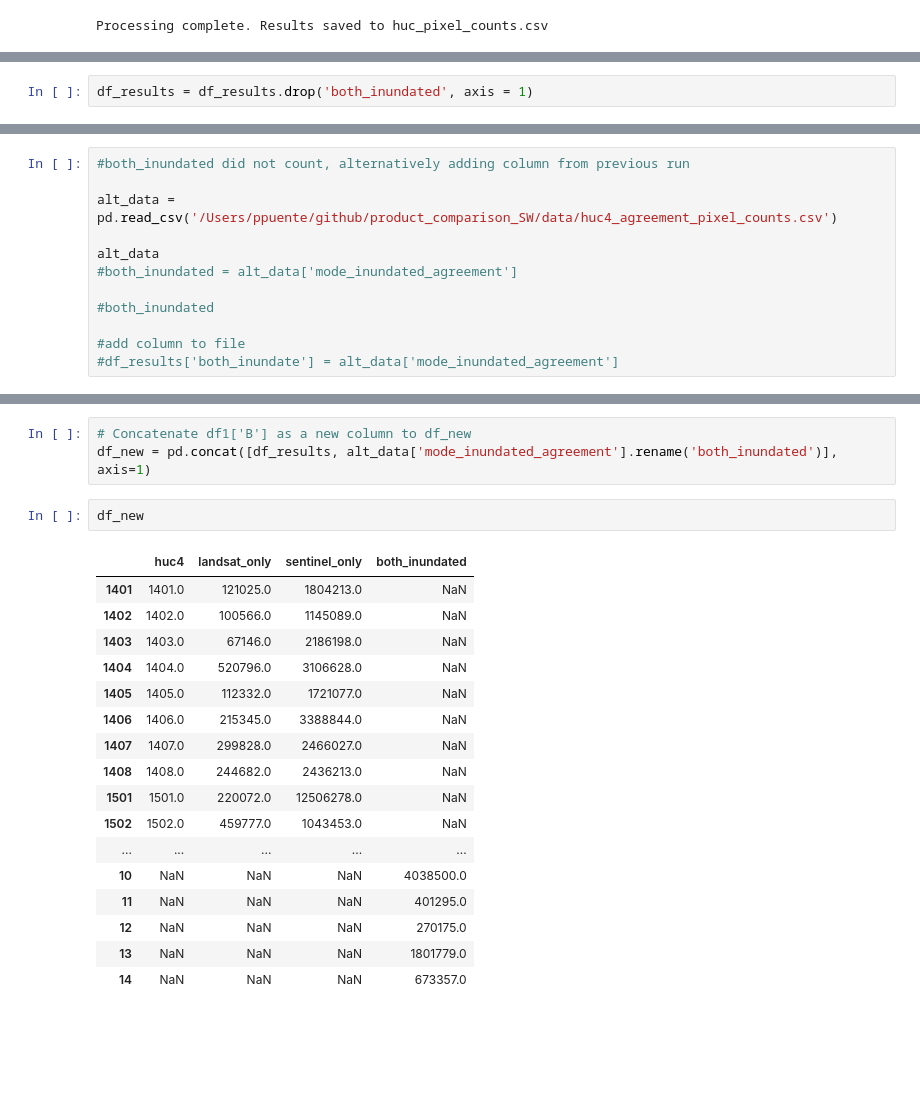
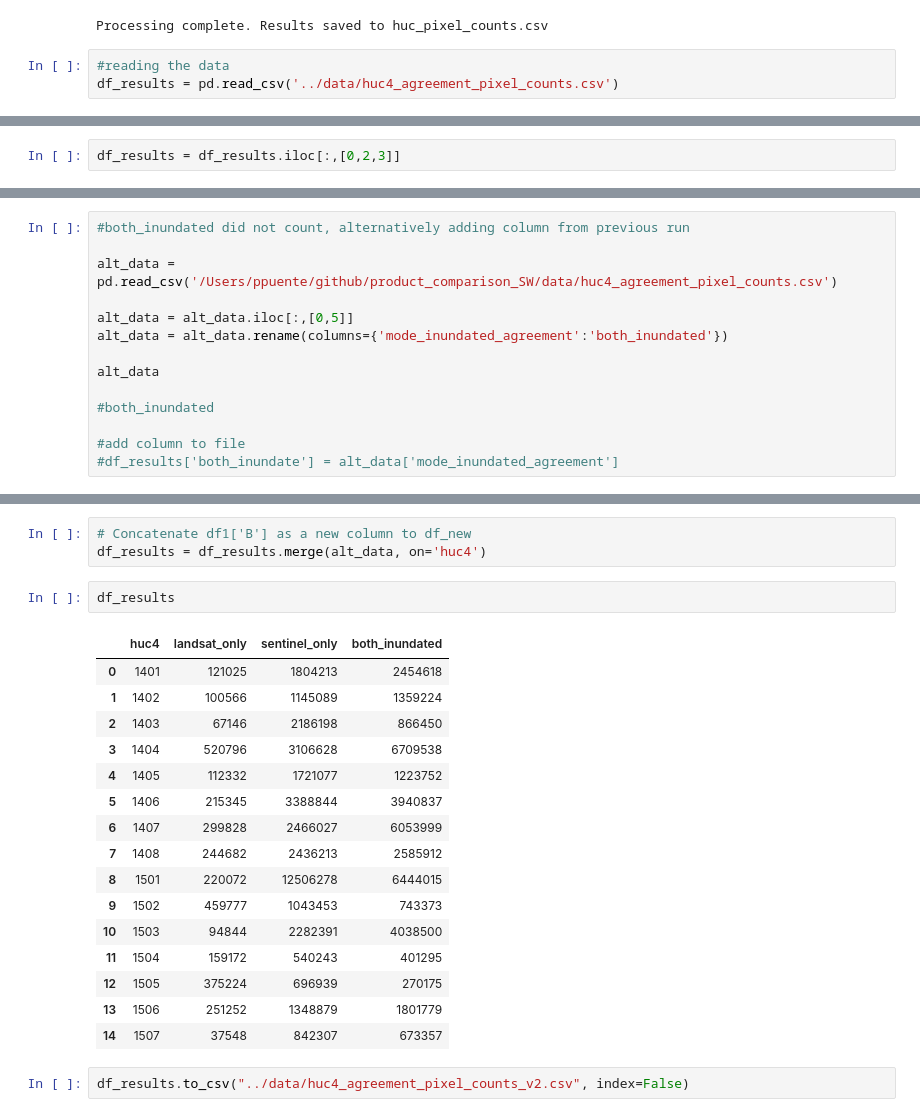
Before and after one commit to ppuentex/detection_comparison-CRB, a Jupyter notebook: code/analysis.ipynb, the cells around one changed output, grey strips where cells are left out. Drawn from its saved outputs; the diff is of its cells as text; blank space fills up the shorter version.

```diff
--- a/code/analysis.ipynb
+++ b/code/analysis.ipynb
@@ -481,6 +481,9 @@ df_results = pd.DataFrame.from_dict(save_results, orient='index')
 print("Processing complete. Results saved to huc_pixel_counts.csv")
 # %% [output]
 Processing complete. Results saved to huc_pixel_counts.csv
+# %%
+#reading the data
+df_results = pd.read_csv('../data/huc4_agreement_pixel_counts.csv')
 # %%
 df_results
 # %% [output]
@@ -503,2 +506,2 @@ df_results
 # %%
-df_results = df_results.drop('both_inundated', axis = 1)
+df_results = df_results.iloc[:,[0,2,3]]
@@ -526,8 +529,10 @@ df_results
 
 alt_data = pd.read_csv('/Users/ppuente/github/product_comparison_SW/data/huc4_agreement_pixel_counts.csv')
 
+alt_data = alt_data.iloc[:,[0,5]]
+alt_data = alt_data.rename(columns={'mode_inundated_agreement':'both_inundated'})
+
 alt_data
-#both_inundated = alt_data['mode_inundated_agreement']
 
 #both_inundated
 
@@ -553,23 +558,24 @@ alt_data
 # %%
 # Concatenate df1['B'] as a new column to df_new
-df_new = pd.concat([df_results, alt_data['mode_inundated_agreement'].rename('both_inundated')], axis=1)
+df_results = df_results.merge(alt_data, on='huc4')
 # %%
-df_new
+df_results
 # %% [output]
 |  | huc4 | landsat_only | sentinel_only | both_inundated |
-| 1401 | 1401.0 | 121025.0 | 1804213.0 | NaN |
-| 1402 | 1402.0 | 100566.0 | 1145089.0 | NaN |
-| 1403 | 1403.0 | 67146.0 | 2186198.0 | NaN |
-| 1404 | 1404.0 | 520796.0 | 3106628.0 | NaN |
-| 1405 | 1405.0 | 112332.0 | 1721077.0 | NaN |
-| 1406 | 1406.0 | 215345.0 | 3388844.0 | NaN |
-| 1407 | 1407.0 | 299828.0 | 2466027.0 | NaN |
-| 1408 | 1408.0 | 244682.0 | 2436213.0 | NaN |
-| 1501 | 1501.0 | 220072.0 | 12506278.0 | NaN |
-| 1502 | 1502.0 | 459777.0 | 1043453.0 | NaN |
-| ... | ... | ... | ... | ... |
-| 10 | NaN | NaN | NaN | 4038500.0 |
-| 11 | NaN | NaN | NaN | 401295.0 |
-| 12 | NaN | NaN | NaN | 270175.0 |
-| 13 | NaN | NaN | NaN | 1801779.0 |
-| 14 | NaN | NaN | NaN | 673357.0 |
+| 0 | 1401 | 121025 | 1804213 | 2454618 |
+| 1 | 1402 | 100566 | 1145089 | 1359224 |
+| 2 | 1403 | 67146 | 2186198 | 866450 |
+| 3 | 1404 | 520796 | 3106628 | 6709538 |
+| 4 | 1405 | 112332 | 1721077 | 1223752 |
+| 5 | 1406 | 215345 | 3388844 | 3940837 |
+| 6 | 1407 | 299828 | 2466027 | 6053999 |
+| 7 | 1408 | 244682 | 2436213 | 2585912 |
+| 8 | 1501 | 220072 | 12506278 | 6444015 |
+| 9 | 1502 | 459777 | 1043453 | 743373 |
+| 10 | 1503 | 94844 | 2282391 | 4038500 |
+| 11 | 1504 | 159172 | 540243 | 401295 |
+| 12 | 1505 | 375224 | 696939 | 270175 |
+| 13 | 1506 | 251252 | 1348879 | 1801779 |
+| 14 | 1507 | 37548 | 842307 | 673357 |
+# %%
+df_results.to_csv("../data/huc4_agreement_pixel_counts_v2.csv", index=False)
```
Also changed, not shown: parts of 4 cells of this notebook, 1 other file.
